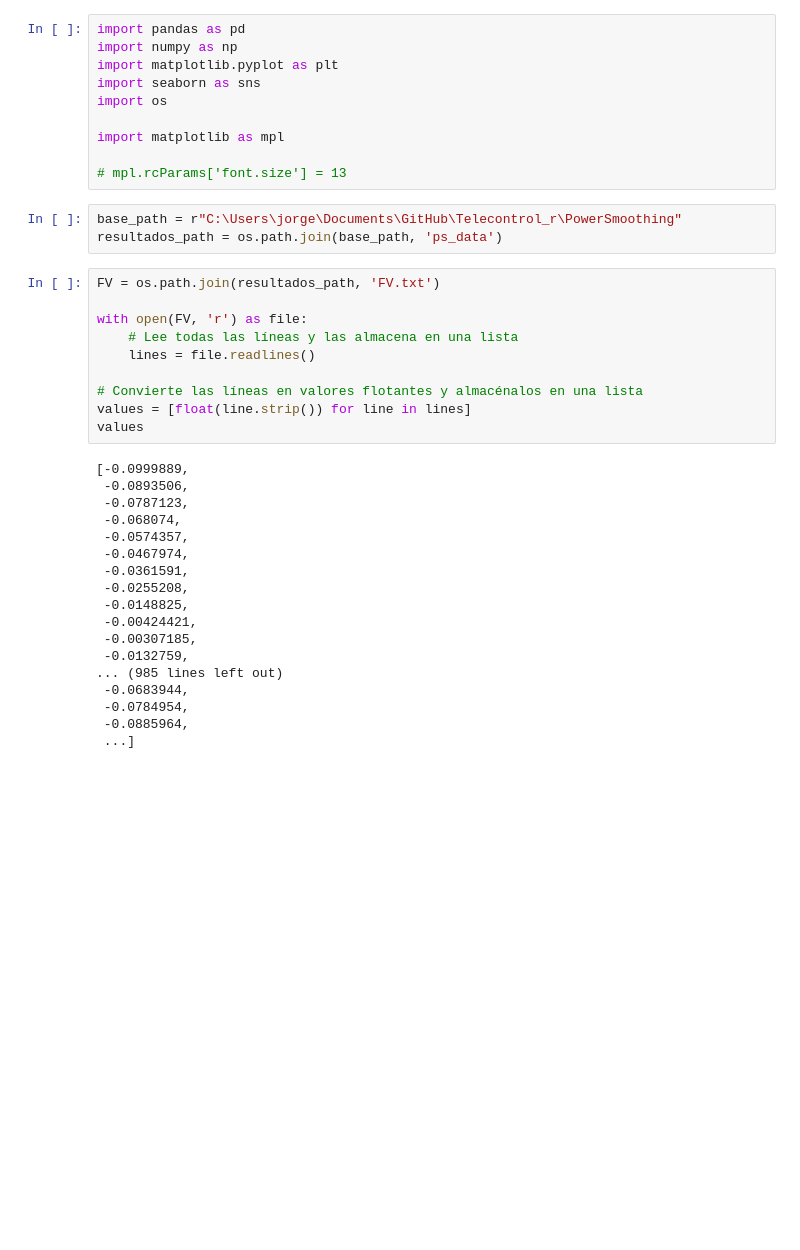
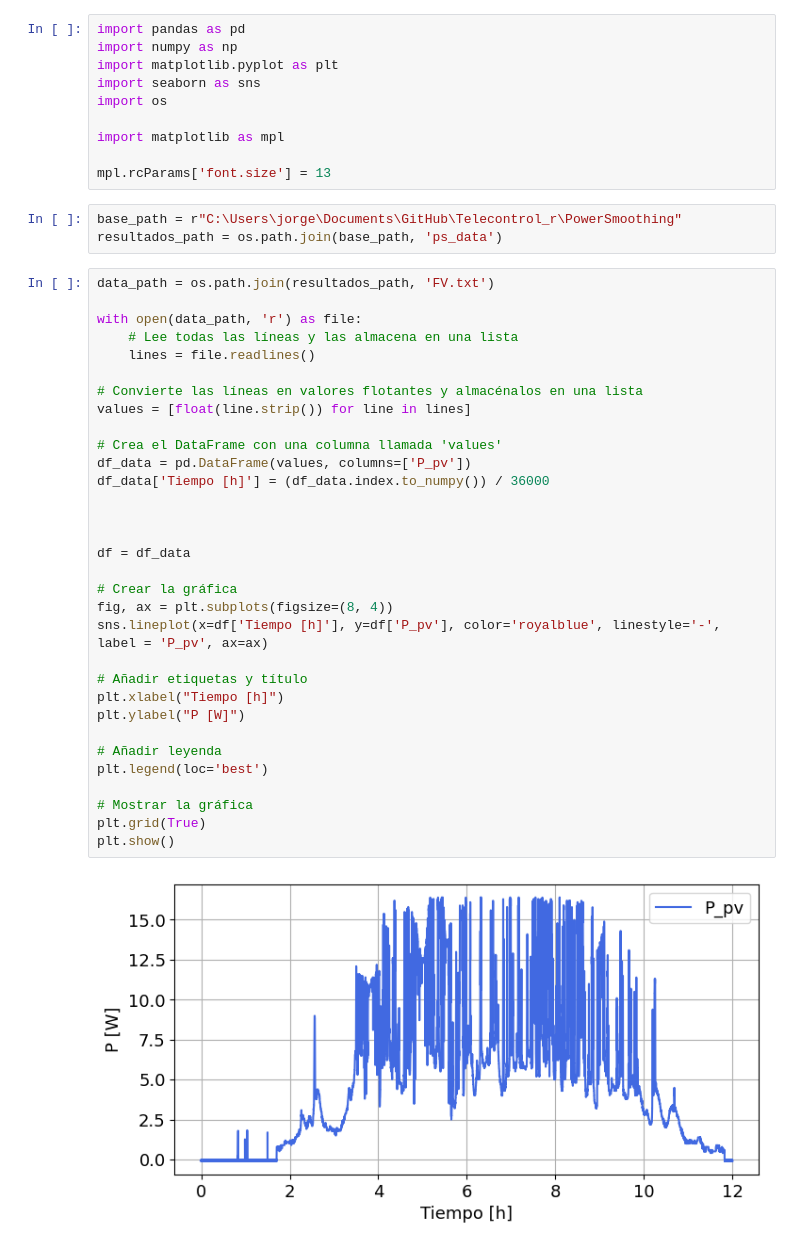
Before and after one commit to jorgecard/Telecontrol_r, a Jupyter notebook: PowerSmoothing/measurements.ipynb, the cells around one changed output. Saved outputs shown, nothing was run; the diff lists cells and outputs as text; blank space fills up the shorter version.

```diff
--- a/PowerSmoothing/measurements.ipynb
+++ b/PowerSmoothing/measurements.ipynb
@@ -7,35 +7,41 @@ import os
 
 import matplotlib as mpl
 
-# mpl.rcParams['font.size'] = 13
+mpl.rcParams['font.size'] = 13
 # %%
 base_path = r"C:\Users\jorge\Documents\GitHub\Telecontrol_r\PowerSmoothing"
 resultados_path = os.path.join(base_path, 'ps_data')
 # %%
-FV = os.path.join(resultados_path, 'FV.txt')
+data_path = os.path.join(resultados_path, 'FV.txt')
 
-with open(FV, 'r') as file:
+with open(data_path, 'r') as file:
     # Lee todas las líneas y las almacena en una lista
     lines = file.readlines()
 
 # Convierte las líneas en valores flotantes y almacénalos en una lista
 values = [float(line.strip()) for line in lines]
-values
+
+# Crea el DataFrame con una columna llamada 'values'
+df_data = pd.DataFrame(values, columns=['P_pv'])
+df_data['Tiempo [h]'] = (df_data.index.to_numpy()) / 36000
+
+
+
+df = df_data
+
+# Crear la gráfica
+fig, ax = plt.subplots(figsize=(8, 4))
+sns.lineplot(x=df['Tiempo [h]'], y=df['P_pv'], color='royalblue', linestyle='-', label = 'P_pv', ax=ax)
+
+# Añadir etiquetas y título
+plt.xlabel("Tiempo [h]")
+plt.ylabel("P [W]")
+
+# Añadir leyenda
+plt.legend(loc='best')
+
+# Mostrar la gráfica
+plt.grid(True)
+plt.show()
 # %% [output]
-[-0.0999889,
- -0.0893506,
- -0.0787123,
- -0.068074,
- -0.0574357,
- -0.0467974,
- -0.0361591,
- -0.0255208,
- -0.0148825,
- -0.00424421,
- -0.00307185,
- -0.0132759,
-... (985 lines left out)
- -0.0683944,
- -0.0784954,
- -0.0885964,
- ...]
+[figure, added]
```
Also changed, not shown: parts of 32 cells of this notebook, 23 other files.
